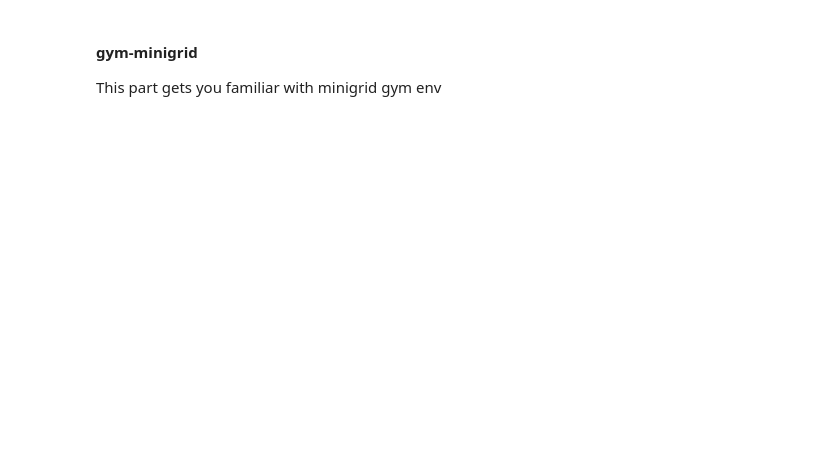
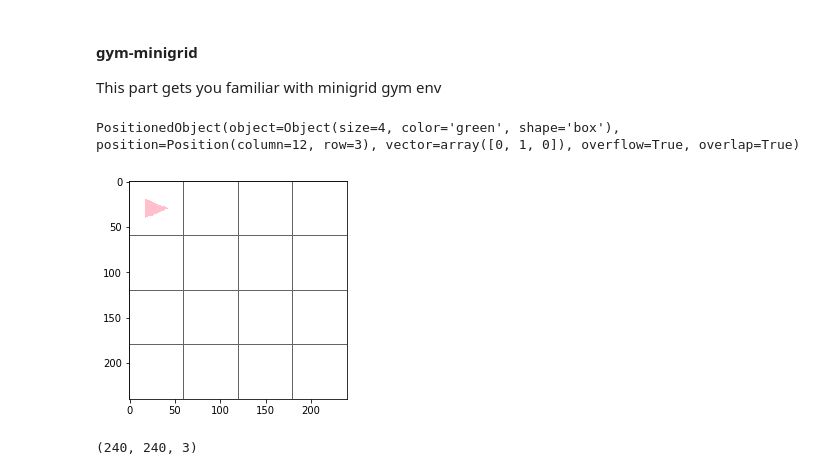
Before and after one commit to frankaging/Reason-SCAN, a Jupyter notebook: code/dataset/ReaSCAN_playground.ipynb, the cells around one changed output. Saved outputs shown, nothing was run; the diff lists cells and outputs as text; code cells hidden in the pictures; blank space fills up the shorter version.

```diff
--- a/code/dataset/ReaSCAN_playground.ipynb
+++ b/code/dataset/ReaSCAN_playground.ipynb
@@ -554,0 +77,8 @@ class ObjectVocabulary(object):
+# %%
+# test out the object vocab
+min_object_size = 1
+max_object_size = 4
+object_vocabulary = ObjectVocabulary(shapes=vocabulary.get_semantic_shapes(),
+                                     colors=vocabulary.get_semantic_colors(),
+                                     min_size=min_object_size, max_size=max_object_size)
+# object_vocabulary.generate_objects()
@@ -555,3 +98,10 @@ class ObjectVocabulary(object):
+# %%
+# test out our new object definition
+PositionedObject(object=Object(size=4, color='green', shape='box'),
+                 position=Position(row=3, column=12),
+                 vector=np.array([0, 1, 0]), overflow=True, overlap=True)
+# %% [output]
+PositionedObject(object=Object(size=4, color='green', shape='box'), position=Position(column=12, row=3), vector=array([0, 1, 0]), overflow=True, overlap=True)
 # %%
 class World(MiniGridEnv):
     """
@@ -561,7 +111,7 @@ class World(MiniGridEnv):
     The world can be cleared with clear_situation().
     """
 
-    AVAILABLE_SHAPES = {"circle", "square", "cylinder"}
+    AVAILABLE_SHAPES = {"circle", "square", "cylinder", "box", "dax"}
     AVAILABLE_COLORS = {"red", "blue", "green", "yellow"}
 
     def __init__(self, grid_size: int, shapes: List[str], colors: List[str], object_vocabulary: ObjectVocabulary,
@@ -1102,3 +652,25 @@ class World(MiniGridEnv):
 
     def set_mission(self, mission: str):
         self.mission = mission
+# %%
+# test out the world
+import matplotlib as plt
+import matplotlib.pyplot as plt
+import matplotlib.image as mpimg
+
+import os
+os.environ['QT_QPA_PLATFORM']='offscreen'
+world = World(grid_size=4, colors=vocabulary.get_semantic_colors(),
+              object_vocabulary=object_vocabulary,
+              shapes=vocabulary.get_semantic_shapes(),
+              save_directory="./tmp/")
+world_rgb = world.render("rgb_array")
+# %%
+plt.imshow(world_rgb)
+plt.show()
+# %% [output]
+[figure, added]
+# %%
+world_rgb.shape
+# %% [output]
+(240, 240, 3)
```
Also changed, not shown: parts of 8 cells of this notebook, 5 other files.
